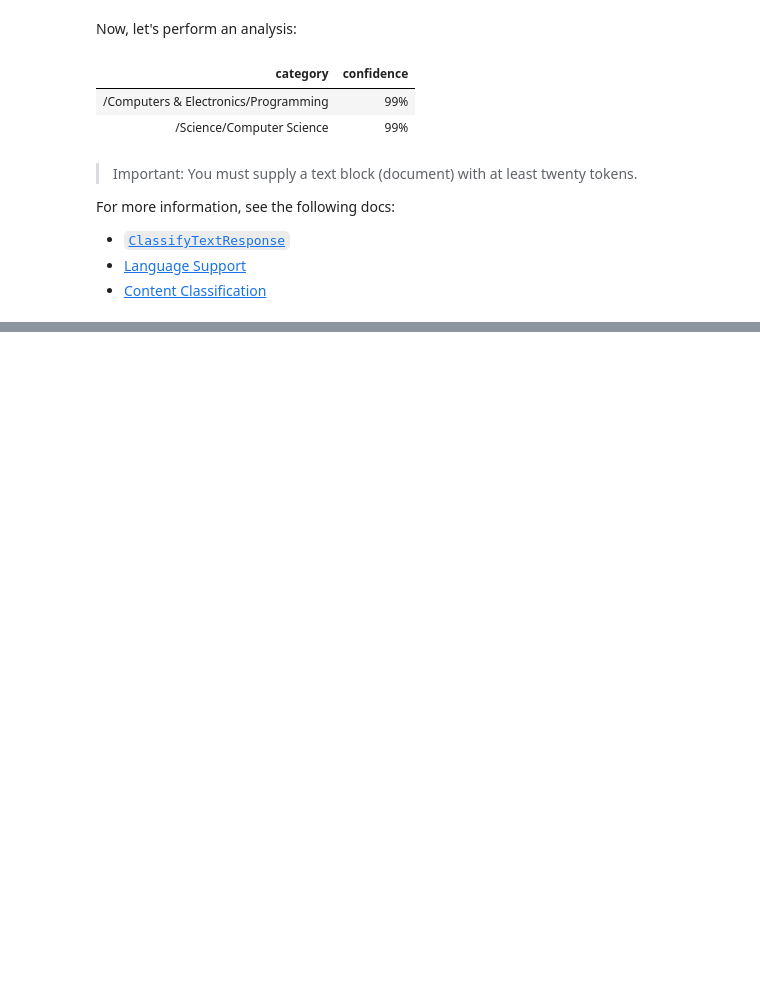
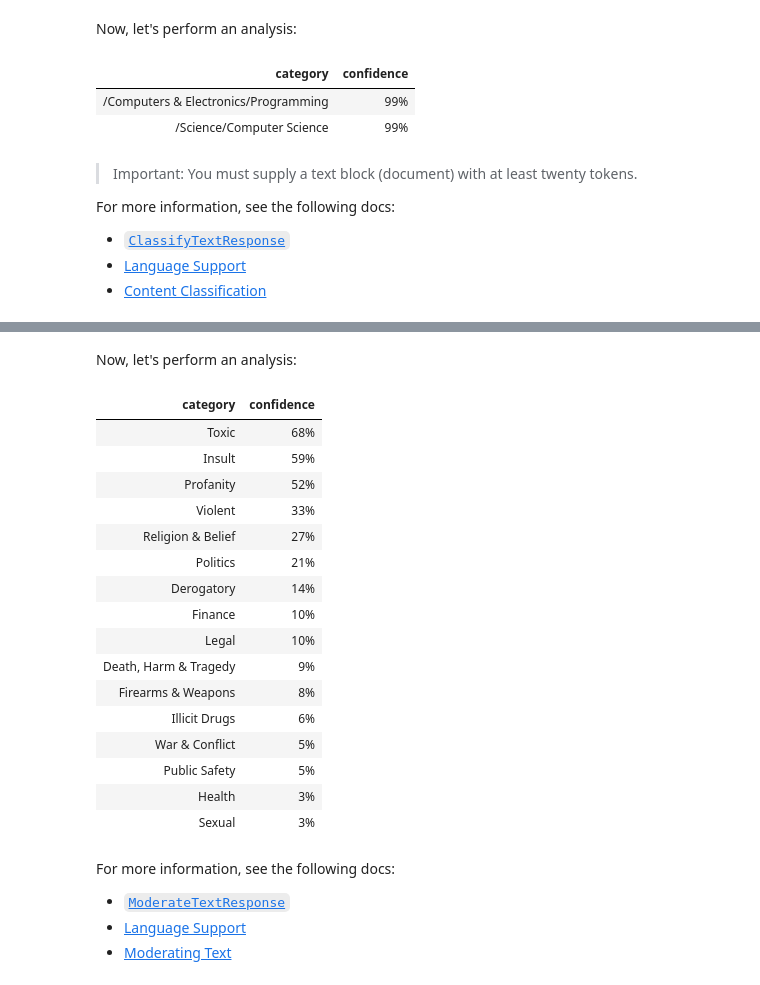
Before and after one commit to PicardParis/cloud-snippets, a Jupyter notebook: python/colab/Using the Natural Language API with Python.ipynb, the cells around one changed output, grey strips where cells are left out. Saved outputs shown, nothing was run; the diff lists cells and outputs as text; code cells hidden in the pictures; blank space fills up the shorter version.

Commit message:
feat: Add text moderation

```diff
--- a/python/colab/Using the Natural Language API with Python.ipynb
+++ b/python/colab/Using the Natural Language API with Python.ipynb
@@ -413,3 +421,59 @@ For more information, see the following docs:
+# %%
+def moderate_text(text: str) -> language.ModerateTextResponse:
+    client = language.LanguageServiceClient()
+    document = language.Document(
+        content=text,
+        type_=language.Document.Type.PLAIN_TEXT,
+    )
+    return client.moderate_text(document=document)
+
+
+def show_text_moderation(response: language.ModerateTextResponse):
+    def confidence(category: language.ClassificationCategory) -> float:
+        return category.confidence
+
+    columns = ["category", "confidence"]
+    sorted_categories = sorted(
+        response.moderation_categories, key=confidence, reverse=True
+    )
+    data = ((category.name, category.confidence) for category in sorted_categories)
+    formats = {"confidence": "{:.0%}"}
+    show_table(columns, data, formats)
+# %% [markdown]
+Now, let's perform an analysis:
+# %%
+# Input
+text = "I have to read Ulysses by James Joyce and am a little over halfway through. I hate it. What a pile of garbage!"  # @param {type:"string"}
+
+# Send a request to the API
+moderate_text_response = moderate_text(text)
+
+# Show the results
+show_text_moderation(moderate_text_response)
+# %% [output]
+| category | confidence |
+| Toxic | 68% |
+| Insult | 59% |
+| Profanity | 52% |
+| Violent | 33% |
+| Religion & Belief | 27% |
+| Politics | 21% |
+| Derogatory | 14% |
+| Finance | 10% |
+| Legal | 10% |
+| Death, Harm & Tragedy | 9% |
+| Firearms & Weapons | 8% |
+| Illicit Drugs | 6% |
+| War & Conflict | 5% |
+| Public Safety | 5% |
+| Health | 3% |
+| Sexual | 3% |
+# %% [markdown]
+For more information, see the following docs:
+
+- [`ModerateTextResponse`](https://cloud.google.com/python/docs/reference/language/latest/google.cloud.language_v1.types.ModerateTextResponse)
+- [Language Support](https://cloud.google.com/natural-language/docs/languages#content_classification)
+- [Moderating Text](https://cloud.google.com/natural-language/docs/moderating-text)
 # %% [markdown]
 ---
 
```
Also changed, not shown: parts of 9 cells of this notebook.
